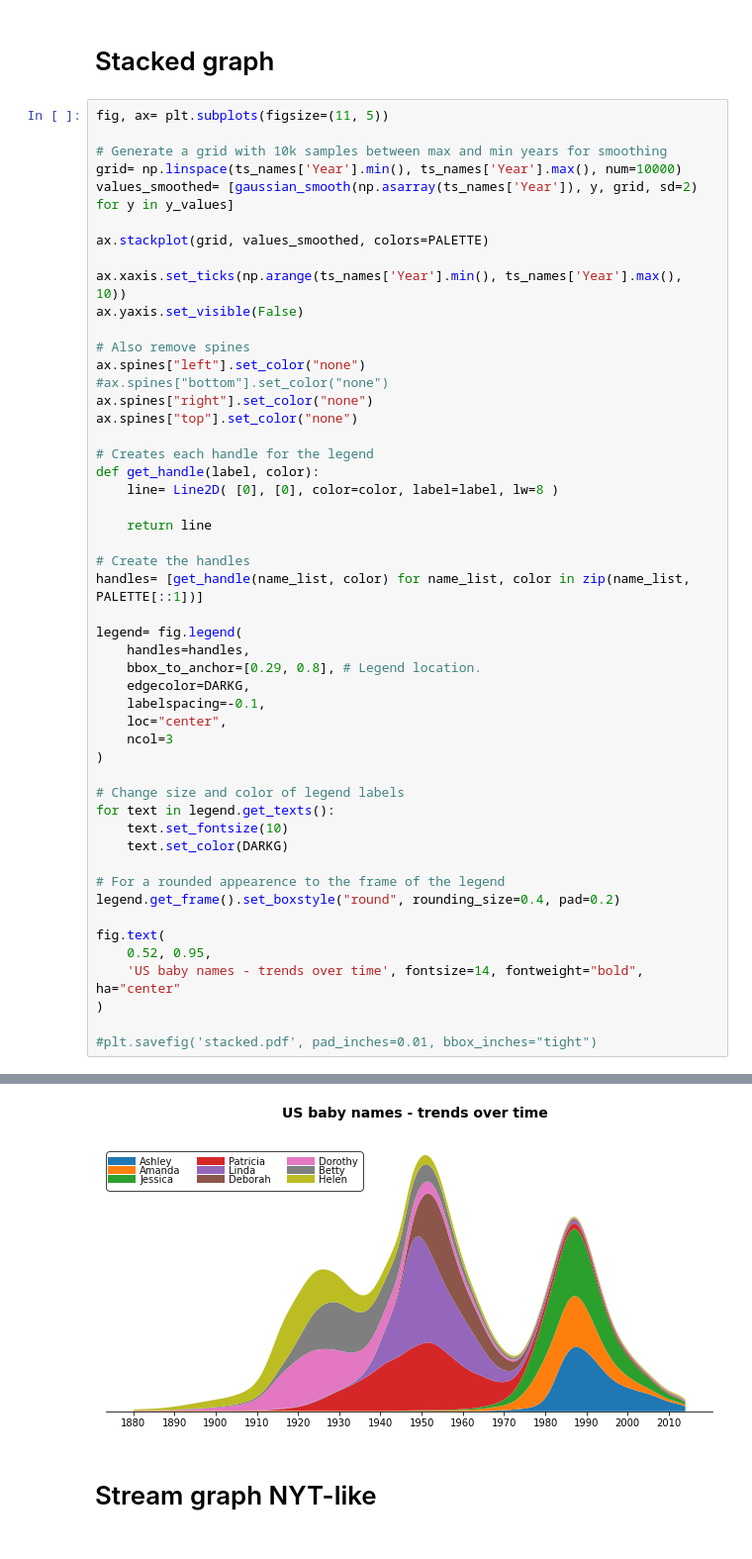
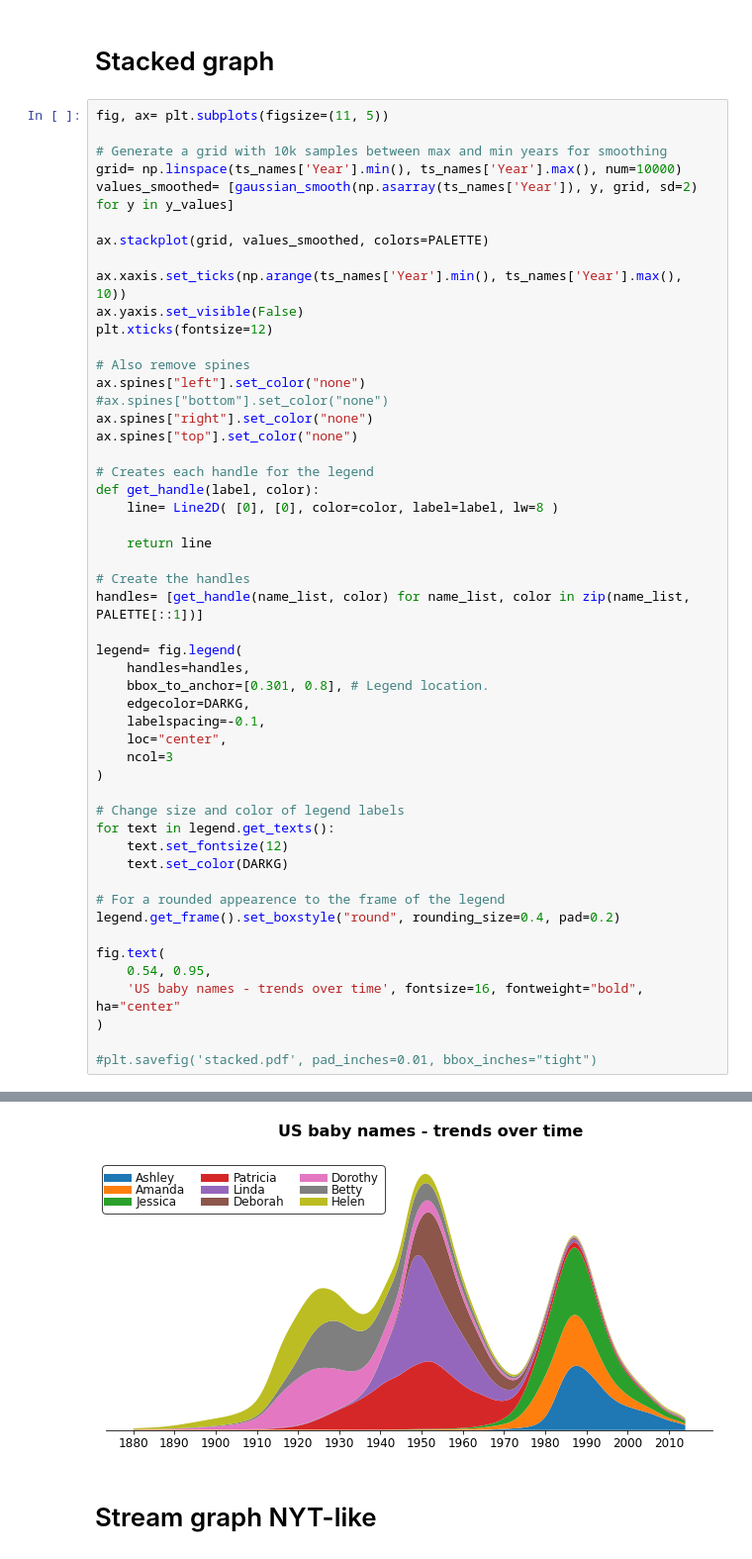
Before and after one commit to evortigosa/InfoVis, a Jupyter notebook: stacked_graph.ipynb, the cells around one changed output, grey strips where cells are left out. Shown at 99% size. Cells and saved outputs as stored; diff of their text form.

```diff
--- a/stacked_graph.ipynb
+++ b/stacked_graph.ipynb
@@ -104,6 +104,7 @@ ax.stackplot(grid, values_smoothed, colors=PALETTE)
 
 ax.xaxis.set_ticks(np.arange(ts_names['Year'].min(), ts_names['Year'].max(), 10))
 ax.yaxis.set_visible(False)
+plt.xticks(fontsize=12)
 
 # Also remove spines
 ax.spines["left"].set_color("none")
@@ -122,7 +123,7 @@ handles= [get_handle(name_list, color) for name_list, color in zip(name_list, PA
 
 legend= fig.legend(
     handles=handles,
-    bbox_to_anchor=[0.29, 0.8], # Legend location.
+    bbox_to_anchor=[0.301, 0.8], # Legend location.
     edgecolor=DARKG,
     labelspacing=-0.1,
     loc="center",
@@ -131,15 +132,15 @@ legend= fig.legend(
 
 # Change size and color of legend labels
 for text in legend.get_texts():
-    text.set_fontsize(10)
+    text.set_fontsize(12)
     text.set_color(DARKG)
 
 # For a rounded appearence to the frame of the legend
 legend.get_frame().set_boxstyle("round", rounding_size=0.4, pad=0.2)
 
 fig.text(
-    0.52, 0.95,
-    'US baby names - trends over time', fontsize=14, fontweight="bold", ha="center"
+    0.54, 0.95,
+    'US baby names - trends over time', fontsize=16, fontweight="bold", ha="center"
 )
 
 #plt.savefig('stacked.pdf', pad_inches=0.01, bbox_inches="tight")
@@ -148,4 +148,4 @@ Text(0.52, 0.95, 'US baby names - trends over time')
-[figure, old version]
+[figure, new version]
 # %% [markdown]
 # Stream graph NYT-like
 # %%
```
Also changed, not shown: parts of 2 cells of this notebook, 4 other files.
